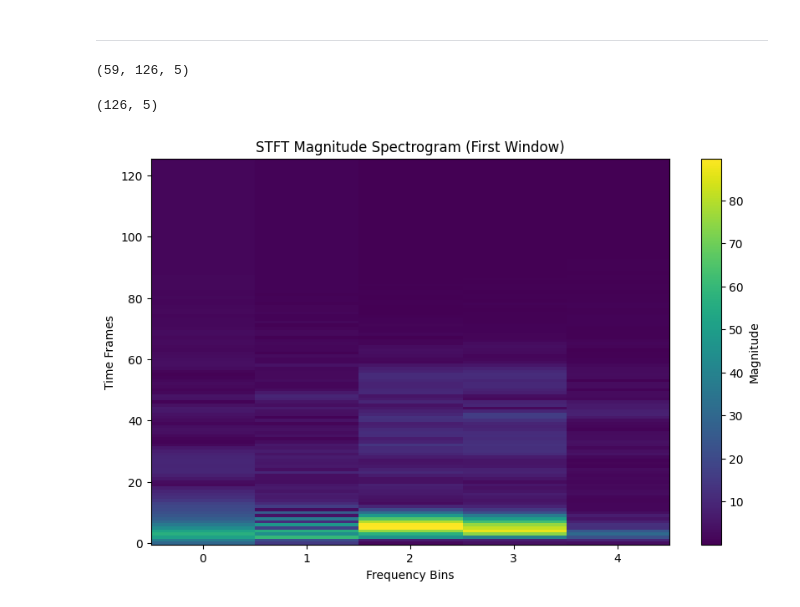
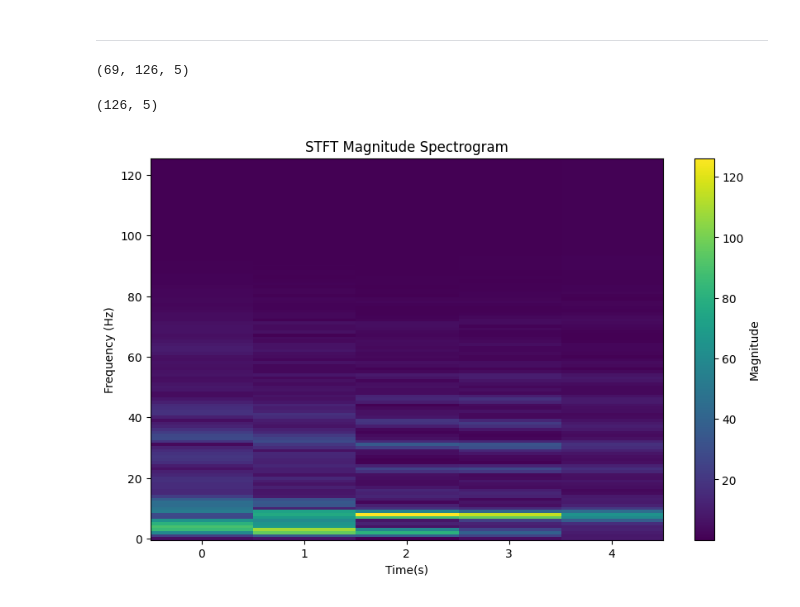
Before and after one commit to tanaratsaehia/dsp_project, a Jupyter notebook: data_preparation/DSP_testing.ipynb, the cells around one changed output. Drawn from its saved outputs; the diff is of its cells as text; code cells hidden in the pictures.

```diff
--- a/data_preparation/DSP_testing.ipynb
+++ b/data_preparation/DSP_testing.ipynb
@@ -362,11 +434,11 @@ STFT results for class6_walking_pocket.npy saved successfully.
 # %% [markdown]
 ----------------------------------------------------------------------------------------------------------------------------
 # %%
-loaded_stft = np.load("/content/class1_climbing_backpack.npy")
+loaded_stft = np.load("/content/train/spectro_patronum/class1_climbing_hand.npy")
 # %%
 loaded_stft.shape
 # %% [output]
-(59, 126, 5)
+(69, 126, 5)
 # %%
 loaded_stft[0].shape
 # %% [output]
@@ -374,18 +446,18 @@ loaded_stft[0].shape
 # %%
 # prompt: plot loaded_stft
 
 import numpy as np
 import matplotlib.pyplot as plt
 
 # Assuming loaded_stft is already loaded as in the provided code
 
 # Plot the magnitude spectrogram of the first STFT result
 plt.figure(figsize=(10, 6))
-plt.imshow(np.abs(loaded_stft[10]), aspect='auto', cmap='viridis', origin='lower')
+plt.imshow(np.abs(loaded_stft[0]), aspect='auto', cmap='viridis', origin='lower')
 plt.colorbar(label='Magnitude')
-plt.title('STFT Magnitude Spectrogram (First Window)')
-plt.xlabel('Frequency Bins')
-plt.ylabel('Time Frames')
+plt.title('STFT Magnitude Spectrogram')
+plt.xlabel('Time(s)')
+plt.ylabel('Frequency (Hz)')
 plt.show()
 # %% [output]
-[figure, old version]
+[figure, new version]
```
Also changed, not shown: parts of 34 cells of this notebook.
